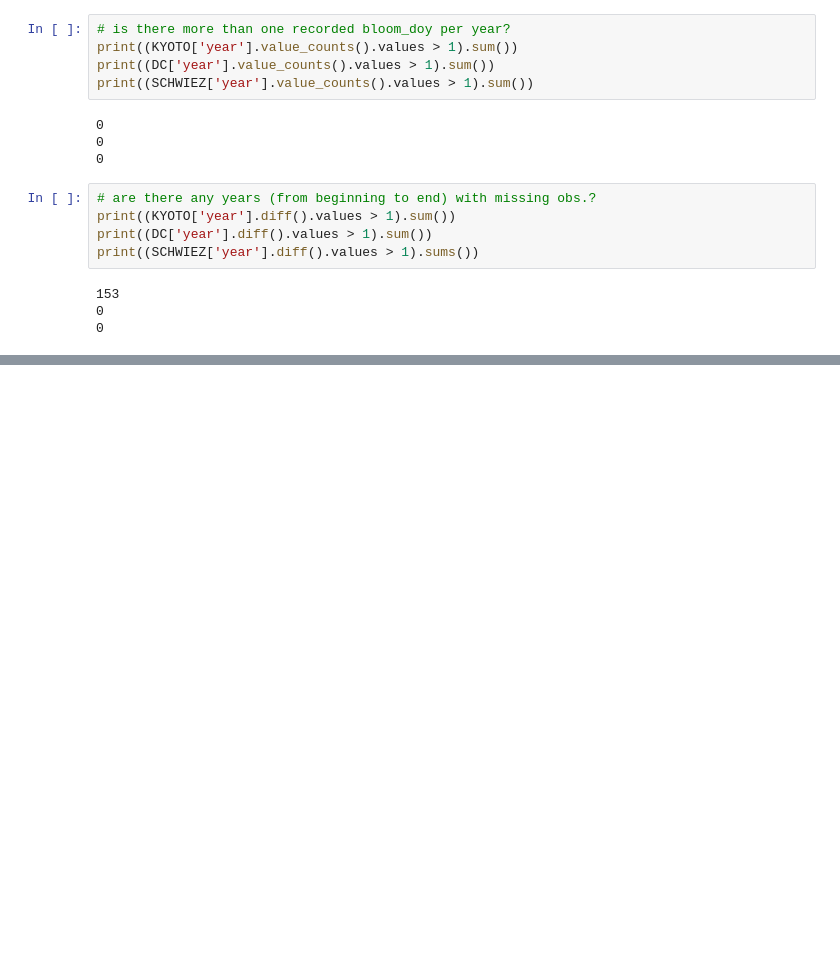
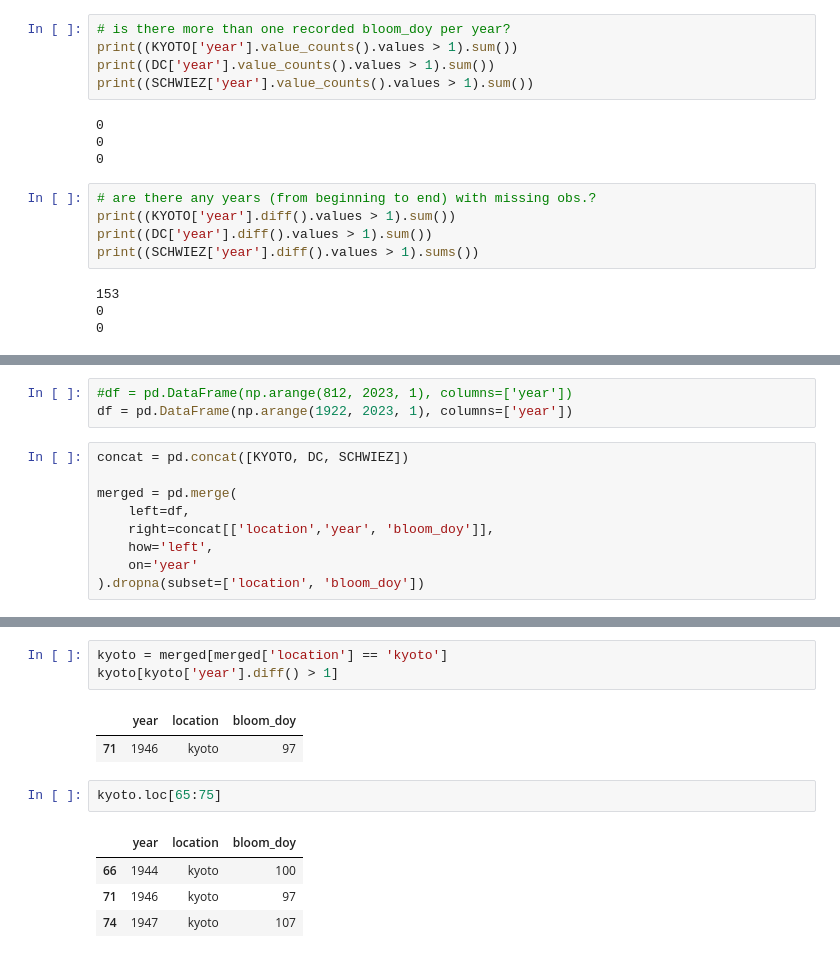
Before and after one commit to GMU-CherryBlossomCompetition/peak-bloom-prediction, a Jupyter notebook: eda/eda.ipynb, the cells around one changed output, grey strips where cells are left out. Drawn from its saved outputs; the diff is of its cells as text; blank space fills up the shorter version.

```diff
--- a/eda/eda.ipynb
+++ b/eda/eda.ipynb
@@ -64,0 +87,12 @@ print((SCHWIEZ['year'].diff().values > 1).sums())
+# %%
+#df = pd.DataFrame(np.arange(812, 2023, 1), columns=['year'])
+df = pd.DataFrame(np.arange(1922, 2023, 1), columns=['year'])
+# %%
+concat = pd.concat([KYOTO, DC, SCHWIEZ])
+
+merged = pd.merge(
+    left=df,
+    right=concat[['location','year', 'bloom_doy']],
+    how='left',
+    on='year'
+).dropna(subset=['location', 'bloom_doy'])
@@ -64,0 +111,13 @@ print((SCHWIEZ['year'].diff().values > 1).sums())
+# %%
+kyoto = merged[merged['location'] == 'kyoto']
+kyoto[kyoto['year'].diff() > 1]
+# %% [output]
+|  | year | location | bloom_doy |
+| 71 | 1946 | kyoto | 97 |
+# %%
+kyoto.loc[65:75]
+# %% [output]
+|  | year | location | bloom_doy |
+| 66 | 1944 | kyoto | 100 |
+| 71 | 1946 | kyoto | 97 |
+| 74 | 1947 | kyoto | 107 |
```
Also changed, not shown: parts of 15 cells of this notebook.
